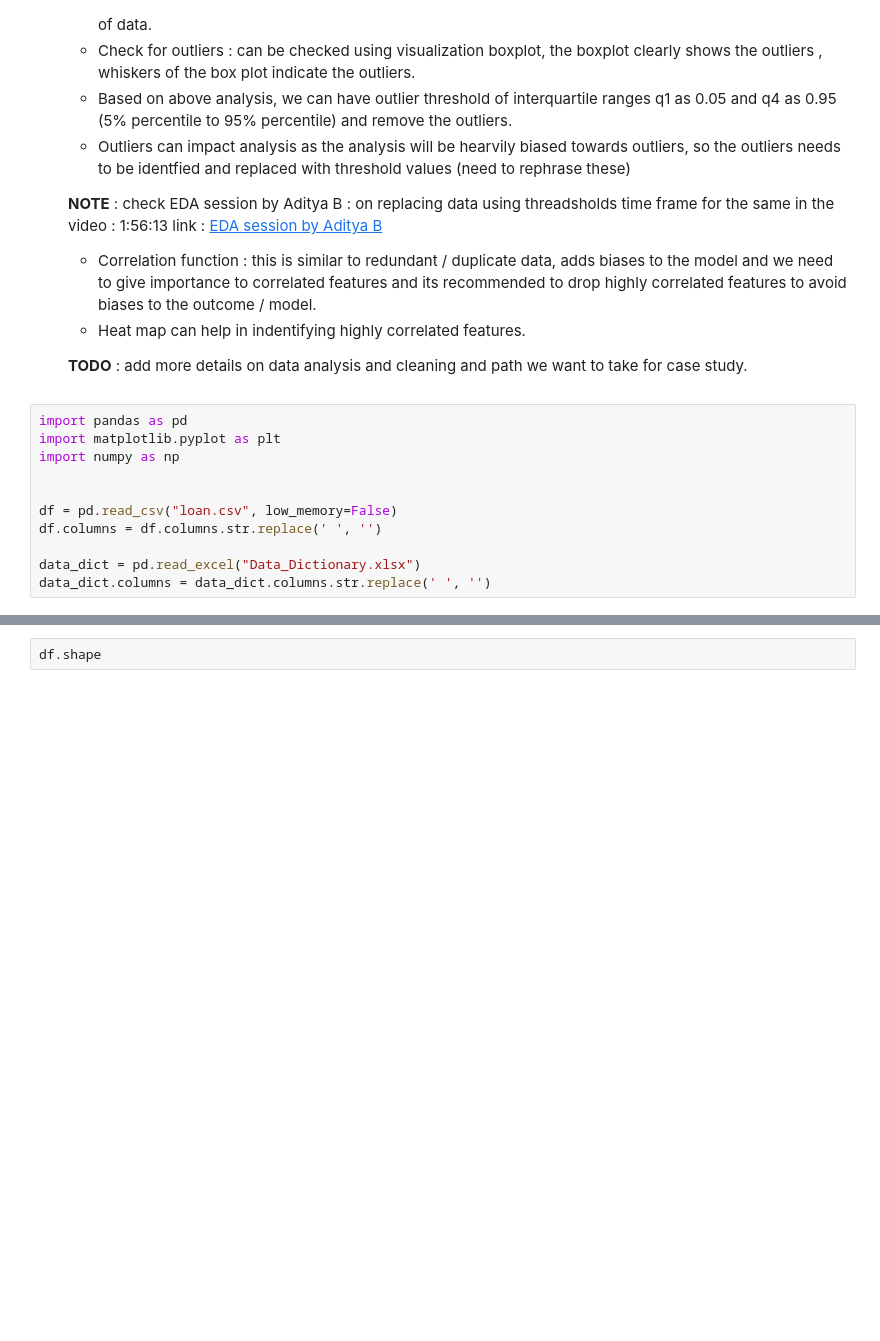
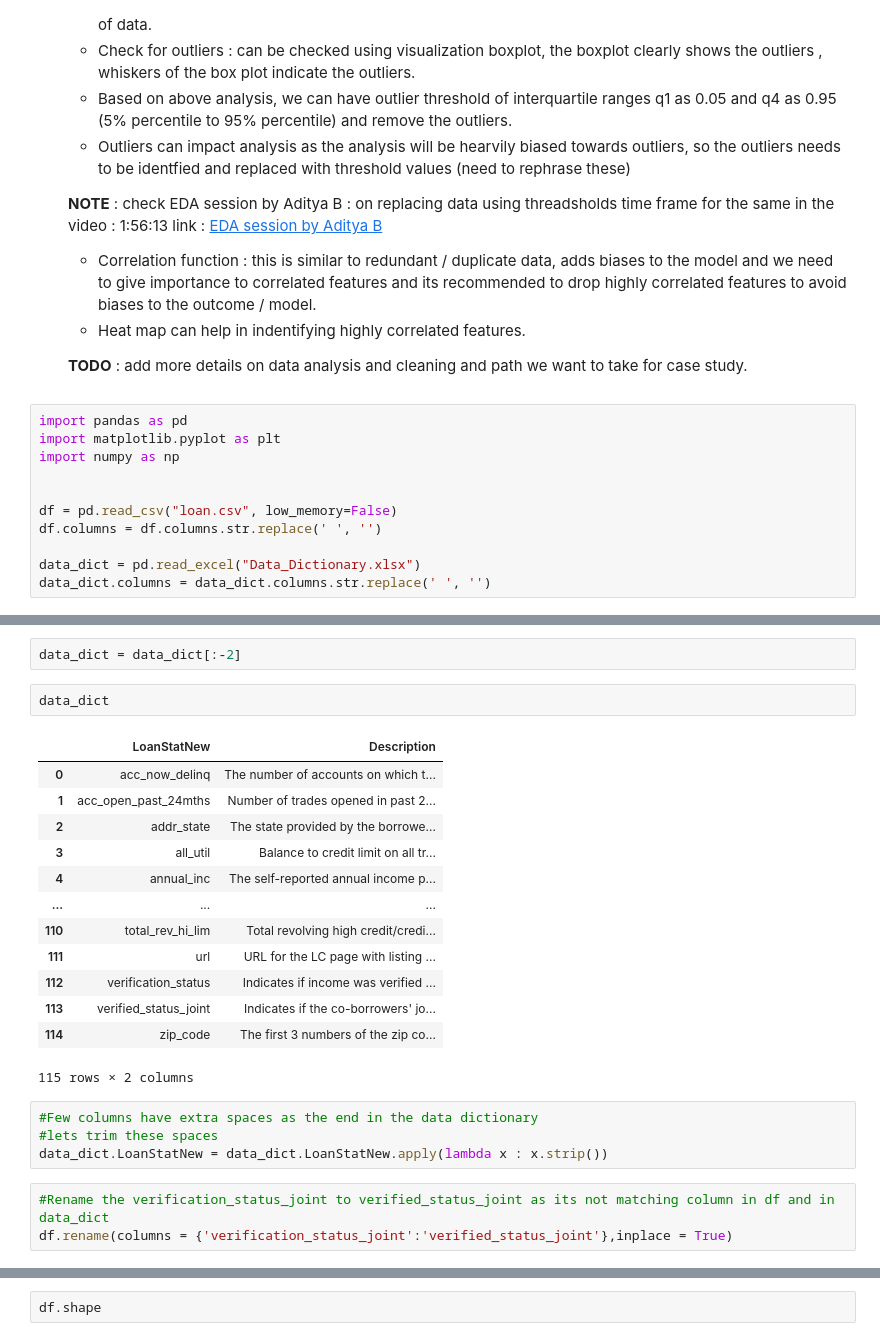
Before and after one commit to saurabhbhargava6/Lending-Case-Study, a Jupyter notebook: LendingClub_CaseStudy.ipynb, the cells around one changed output, grey strips where cells are left out. Cells and saved outputs as stored; diff of their text form; blank space fills up the shorter version.

```diff
--- a/LendingClub_CaseStudy.ipynb
+++ b/LendingClub_CaseStudy.ipynb
@@ -112,0 +121,25 @@ memory usage: 2.0+ KB
+# %%
+data_dict = data_dict[:-2]
+# %%
+data_dict
+# %% [output]
+|  | LoanStatNew | Description |
+| 0 | acc_now_delinq | The number of accounts on which t... |
+| 1 | acc_open_past_24mths | Number of trades opened in past 2... |
+| 2 | addr_state | The state provided by the borrowe... |
+| 3 | all_util | Balance to credit limit on all tr... |
+| 4 | annual_inc | The self-reported annual income p... |
+| ... | ... | ... |
+| 110 | total_rev_hi_lim | Total revolving high credit/credi... |
+| 111 | url | URL for the LC page with listing ... |
+| 112 | verification_status | Indicates if income was verified ... |
+| 113 | verified_status_joint | Indicates if the co-borrowers' jo... |
+| 114 | zip_code | The first 3 numbers of the zip co... |
+115 rows × 2 columns
+# %%
+#Few columns have extra spaces as the end in the data dictionary
+#lets trim these spaces
+data_dict.LoanStatNew = data_dict.LoanStatNew.apply(lambda x : x.strip())
+# %%
+#Rename the verification_status_joint to verified_status_joint as its not matching column in df and in data_dict
+df.rename(columns = {'verification_status_joint':'verified_status_joint'},inplace = True)
```
Also changed, not shown: parts of 17 cells of this notebook.
